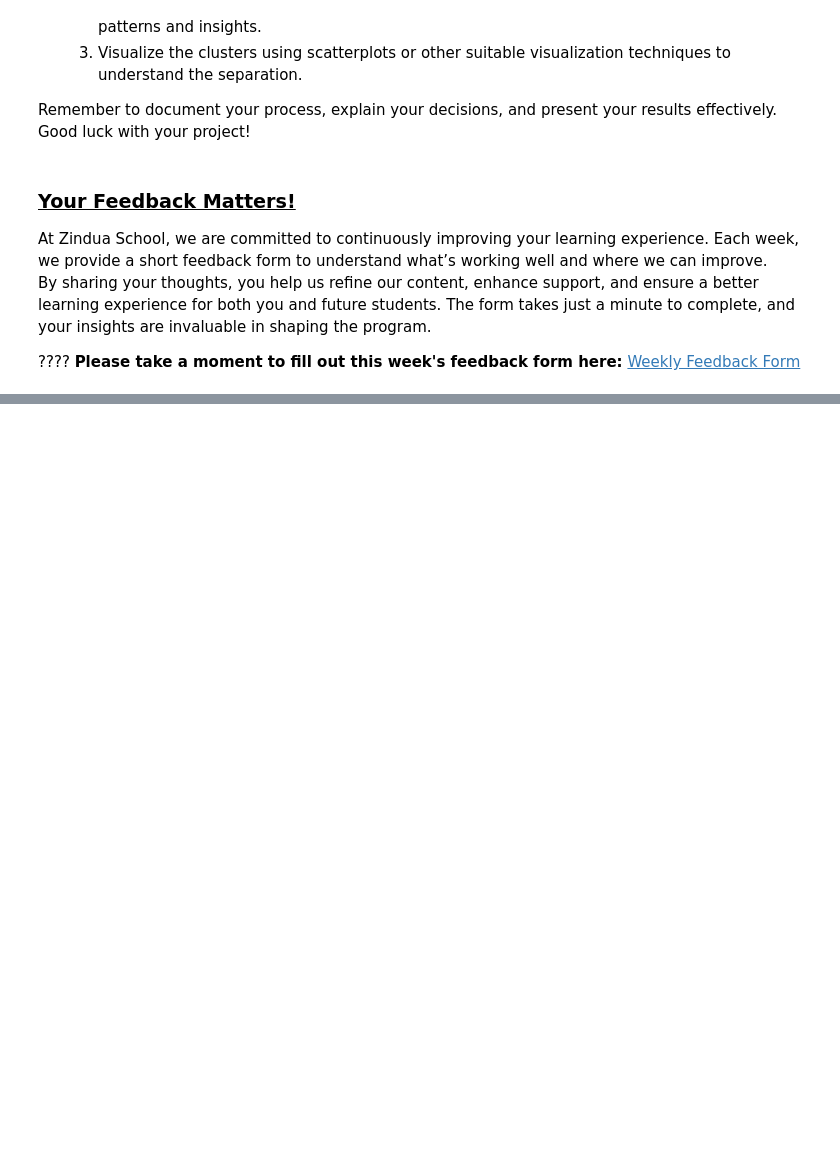
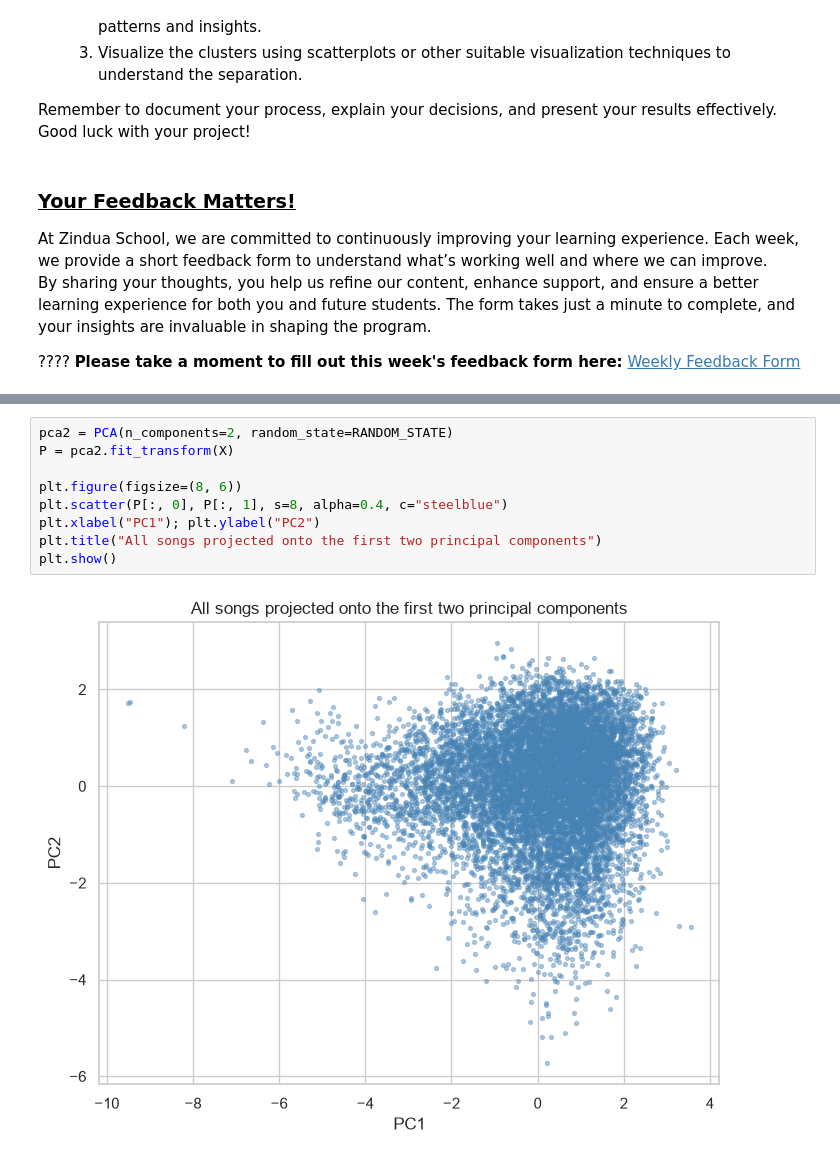
Before and after one commit to WillardDev/Spotify-Music-Clustering, a Jupyter notebook: Spotify_Music_Clustering.ipynb, the cells around one changed output, grey strips where cells are left out. Saved outputs shown, nothing was run; the diff lists cells and outputs as text; blank space fills up the shorter version.

```diff
--- a/Spotify_Music_Clustering.ipynb
+++ b/Spotify_Music_Clustering.ipynb
@@ -70,0 +236,11 @@ By sharing your thoughts, you help us refine our content, enhance support, and e
+# %%
+pca2 = PCA(n_components=2, random_state=RANDOM_STATE)
+P = pca2.fit_transform(X)
+
+plt.figure(figsize=(8, 6))
+plt.scatter(P[:, 0], P[:, 1], s=8, alpha=0.4, c="steelblue")
+plt.xlabel("PC1"); plt.ylabel("PC2")
+plt.title("All songs projected onto the first two principal components")
+plt.show()
+# %% [output]
+[figure, added]
```
Also changed, not shown: parts of 41 cells of this notebook.
